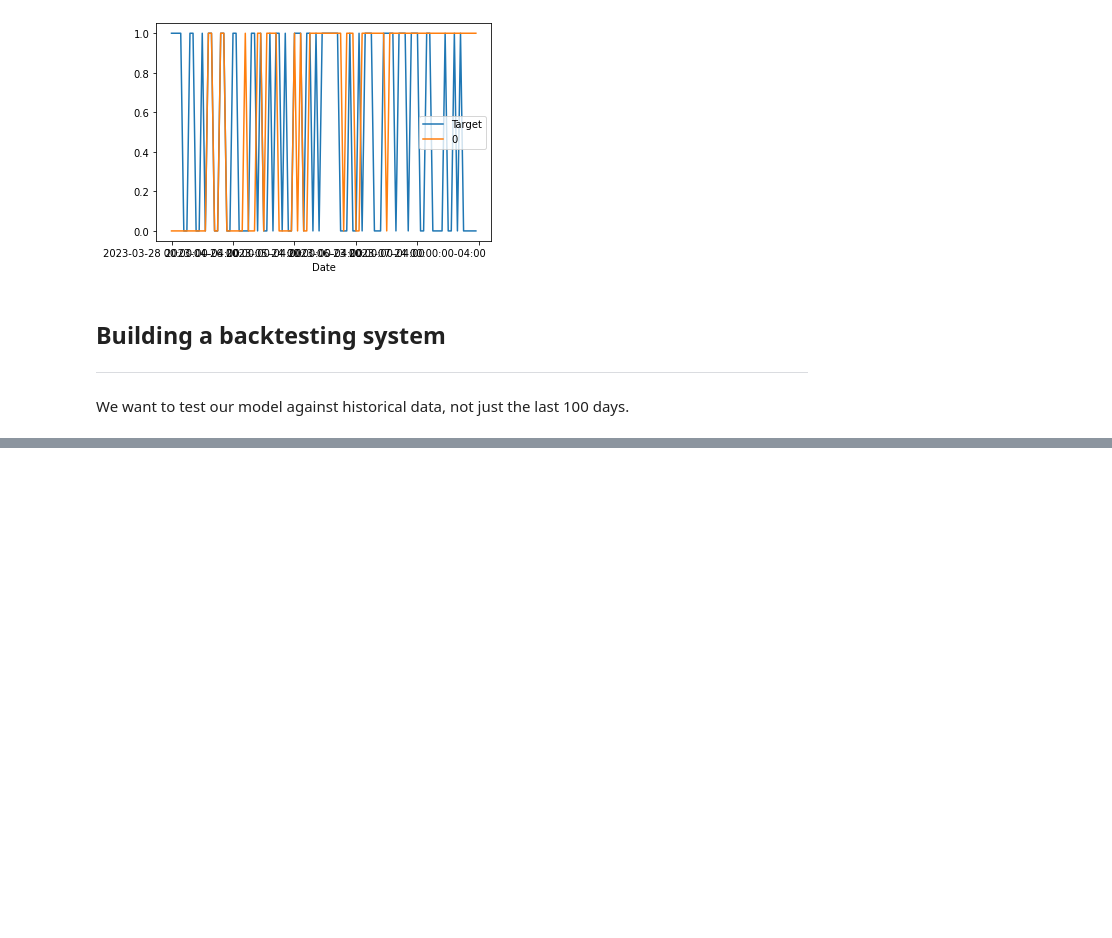
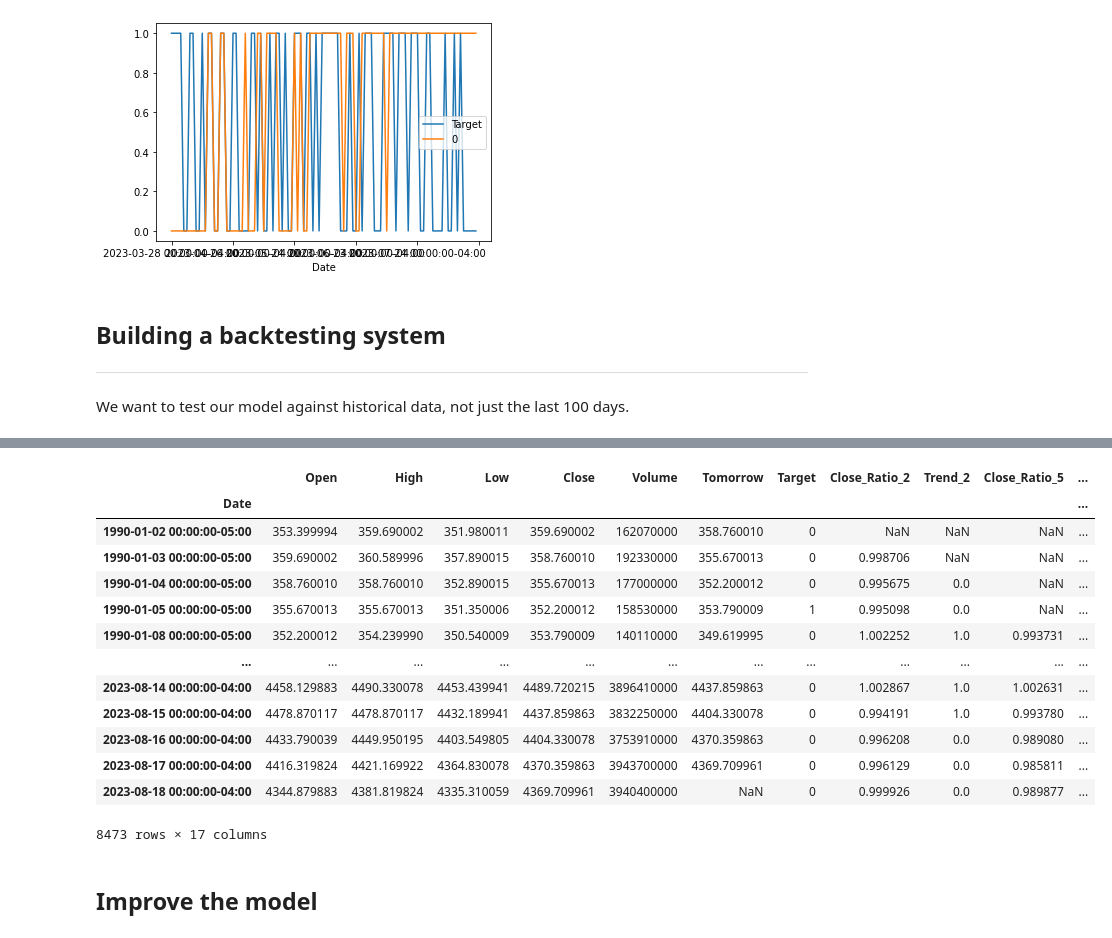
Before and after one commit to elizabethdaly/my-ml-projects, a Jupyter notebook: stock-market-predict/stock-market-predict.ipynb, the cells around one changed output, grey strips where cells are left out. Drawn from its saved outputs; the diff is of its cells as text; code cells hidden in the pictures; blank space fills up the shorter version.

```diff
--- a/stock-market-predict/stock-market-predict.ipynb
+++ b/stock-market-predict/stock-market-predict.ipynb
@@ -204,0 +229,33 @@ predictions = backtest(sp500, model, predictors)
+# %%
+horizons = [2,5,60,250,1000]  # Number of days to take rolling average over
+new_predictors = []
+
+for horizon in horizons:
+    rolling_averages = sp500.rolling(horizon).mean()  # Get rollimng average over set number of days
+
+    ratio_column = f"Close_Ratio_{horizon}"  # Make a new column for that number of days
+    sp500[ratio_column] = sp500["Close"] / rolling_averages["Close"]  # closing price on each day / rolling average (incl today)
+
+    trend_column = f"Trend_{horizon}"  # New column for the trend
+    # shift(1) is shift forward
+    sp500[trend_column] = sp500.shift(1).rolling(horizon).sum()["Target"]  # Add all the days the market went up (not incl today)
+
+    new_predictors+= [ratio_column, trend_column]
+# %%
+sp500
+# Note NaN happen if not enough days to calculate rolling averages
+# %% [output]
+|  | Open | High | Low | Close | Volume | Tomorrow | Target | Close_Ratio_2 | Trend_2 | Close_Ratio_5 | ... |
+| Date |  |  |  |  |  |  |  |  |  |  | ... |
+| 1990-01-02 00:00:00-05:00 | 353.399994 | 359.690002 | 351.980011 | 359.690002 | 162070000 | 358.760010 | 0 | NaN | NaN | NaN | ... |
+| 1990-01-03 00:00:00-05:00 | 359.690002 | 360.589996 | 357.890015 | 358.760010 | 192330000 | 355.670013 | 0 | 0.998706 | NaN | NaN | ... |
+| 1990-01-04 00:00:00-05:00 | 358.760010 | 358.760010 | 352.890015 | 355.670013 | 177000000 | 352.200012 | 0 | 0.995675 | 0.0 | NaN | ... |
+| 1990-01-05 00:00:00-05:00 | 355.670013 | 355.670013 | 351.350006 | 352.200012 | 158530000 | 353.790009 | 1 | 0.995098 | 0.0 | NaN | ... |
+| 1990-01-08 00:00:00-05:00 | 352.200012 | 354.239990 | 350.540009 | 353.790009 | 140110000 | 349.619995 | 0 | 1.002252 | 1.0 | 0.993731 | ... |
+| ... | ... | ... | ... | ... | ... | ... | ... | ... | ... | ... | ... |
+| 2023-08-14 00:00:00-04:00 | 4458.129883 | 4490.330078 | 4453.439941 | 4489.720215 | 3896410000 | 4437.859863 | 0 | 1.002867 | 1.0 | 1.002631 | ... |
+| 2023-08-15 00:00:00-04:00 | 4478.870117 | 4478.870117 | 4432.189941 | 4437.859863 | 3832250000 | 4404.330078 | 0 | 0.994191 | 1.0 | 0.993780 | ... |
+| 2023-08-16 00:00:00-04:00 | 4433.790039 | 4449.950195 | 4403.549805 | 4404.330078 | 3753910000 | 4370.359863 | 0 | 0.996208 | 0.0 | 0.989080 | ... |
+| 2023-08-17 00:00:00-04:00 | 4416.319824 | 4421.169922 | 4364.830078 | 4370.359863 | 3943700000 | 4369.709961 | 0 | 0.996129 | 0.0 | 0.985811 | ... |
+| 2023-08-18 00:00:00-04:00 | 4344.879883 | 4381.819824 | 4335.310059 | 4369.709961 | 3940400000 | NaN | 0 | 0.999926 | 0.0 | 0.989877 | ... |
+8473 rows × 17 columns
@@ -204,0 +265,2 @@ predictions = backtest(sp500, model, predictors)
+# %% [markdown]
+## Improve the model
```
Also changed, not shown: parts of 17 cells of this notebook.
